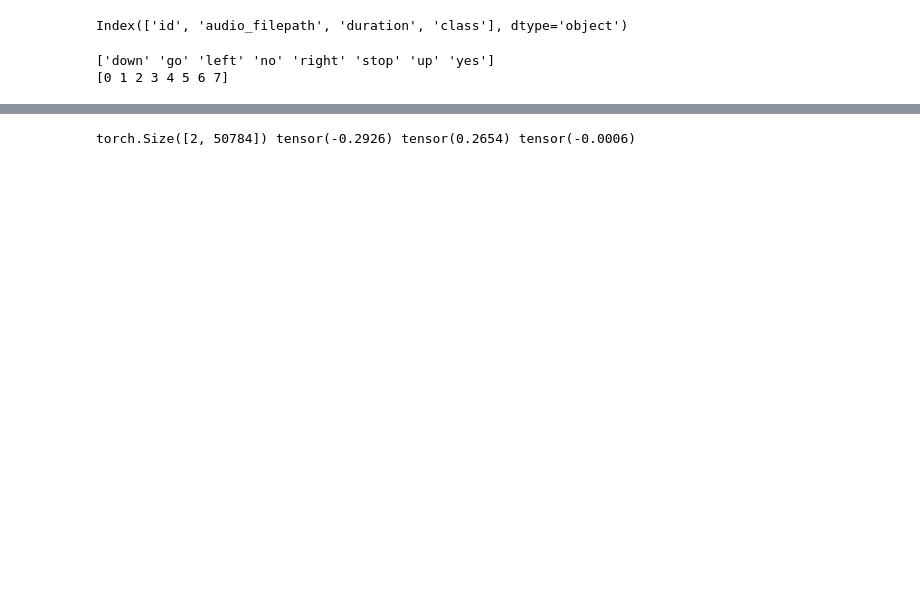
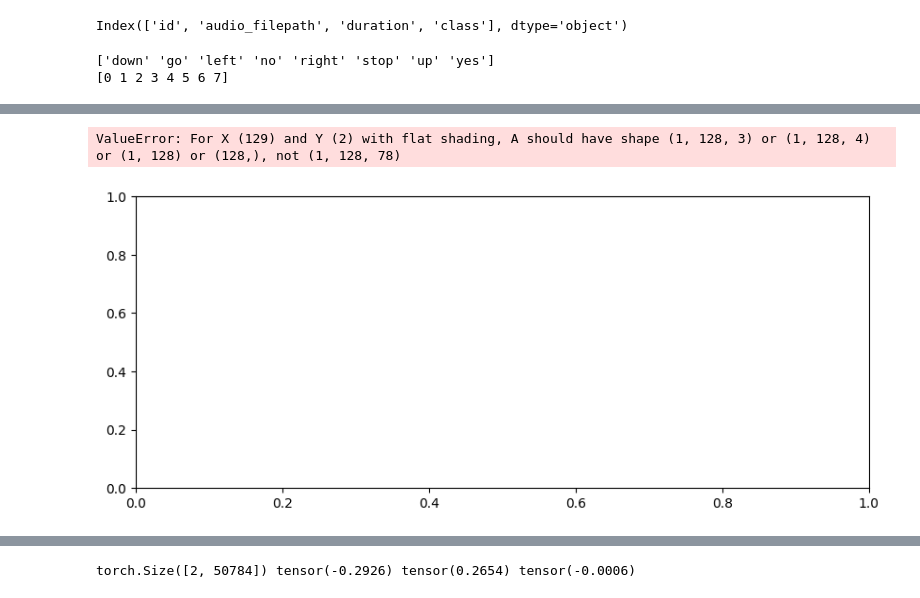
Before and after one commit to ridwan-salau/Ewe-Audio-Challenge, a Jupyter notebook: baseline_model_mh_clear_cache.ipynb, the cells around one changed output, grey strips where cells are left out. Drawn from its saved outputs; the diff is of its cells as text; code cells hidden in the pictures; blank space fills up the shorter version.

```diff
--- a/baseline_model_mh_clear_cache.ipynb
+++ b/baseline_model_mh_clear_cache.ipynb
@@ -58,0 +203,11 @@ Name: audio_filepath, Length: 5334, dtype: object
+# %%
+# Display the mel spectrogram
+plt.figure(figsize=(10, 4))
+librosa.display.specshow(mel_spec.numpy(), sr=sr, x_axis='time', y_axis='mel')
+plt.colorbar(format='%+2.0f dB')
+plt.title('Mel-frequency spectrogram')
+plt.tight_layout()
+plt.show()
+# %% [output]
+ValueError: For X (129) and Y (2) with flat shading, A should have shape (1, 128, 3) or (1, 128, 4) or (1, 128) or (128,), not (1, 128, 78)
+[figure, added]
```
Also changed, not shown: parts of 43 cells of this notebook.
